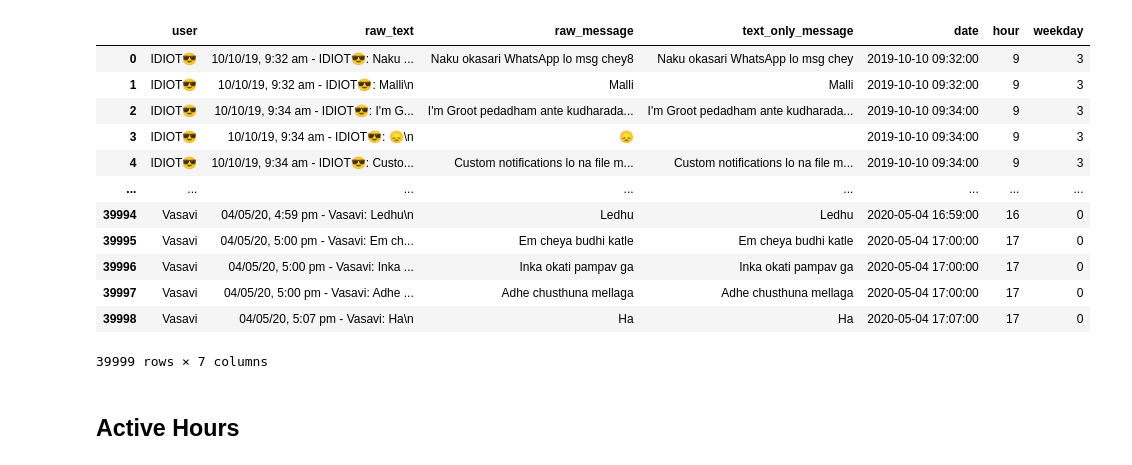
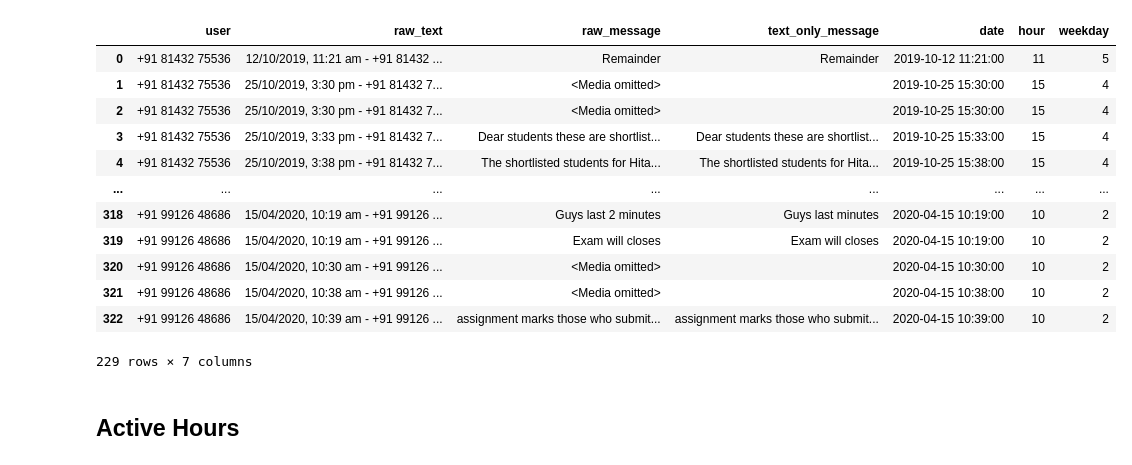
Before and after one commit to SriSatyaLokesh/some-app-for-whatsapp, a Jupyter notebook: notebooks/analytics/Active_plots_Vasavi.ipynb, the cells around one changed output. Drawn from its saved outputs; the diff is of its cells as text; code cells hidden in the pictures.

```diff
--- a/notebooks/analytics/Active_plots_Vasavi.ipynb
+++ b/notebooks/analytics/Active_plots_Vasavi.ipynb
@@ -194,46 +194,46 @@ class Cleaner:
     """
 
     df['date'] =  df.apply(lambda df : df['raw_text'].split(" - ")[0],axis=1)
 
     temp = ["%d/%m/%Y, %I:%M %p" , "%d/%m/%y, %I:%M %p" , "%d/%m/%Y, %H:%M" , "%d/%m/%y, %H:%M" ,
         "%d/%Y/%m, %I:%M %p" , "%d/%y/%m, %I:%M %p" , "%d/%Y/%m, %H:%M" , "%d/%y/%m, %H:%M" ,
         "%Y/%m/%d, %I:%M %p" , "%y/%m/%d, %I:%M %p" , "%Y/%m/%d, %H:%M" , "%y/%m/%d, %H:%M" ,
         "%Y/%d/%m, %I:%M %p" , "%y/%d/%m, %I:%M %p" , "%Y/%d/%m, %H:%M" , "%y/%d/%m, %H:%M" ,
         "%m/%Y/%d, %I:%M %p" , "%m/%y/%d, %I:%M %p" , "%m/%Y/%d, %H:%M" , "%m/%y/%d, %H:%M" ,
         "%m/%d/%Y, %I:%M %p" , "%m/%d/%y, %I:%M %p" , "%m/%d/%Y, %H:%M" , "%m/%d/%y, %H:%M"]
 
     for formats in temp:
       try:
         df['date'] = pd.to_datetime(df['date'], format=formats)
       except:
         continue
     df['hour'] = df['date'].dt.hour
     df['weekday'] = df['date'].dt.weekday
 
     return df
 
-chat_file = 'WhatsApp Chat with IDIOT😎.txt'
+chat_file = 'WhatsApp Chat with CSE 2K16-2K20_SATYA.txt'
 clean = Cleaner(chat_file)
 df = clean._get_data()
 df = clean._get_message(df)
 df = clean._get_text_only_message(df)
 df = clean._remove_inactive_users(df)
 df = clean._get_datetime(df)
 df
 # %% [output]
 |  | user | raw_text | raw_message | text_only_message | date | hour | weekday |
-| 0 | IDIOT😎 | 10/10/19, 9:32 am - IDIOT😎: Naku ... | Naku okasari WhatsApp lo msg chey8 | Naku okasari WhatsApp lo msg chey | 2019-10-10 09:32:00 | 9 | 3 |
-| 1 | IDIOT😎 | 10/10/19, 9:32 am - IDIOT😎: Malli\n | Malli | Malli | 2019-10-10 09:32:00 | 9 | 3 |
-| 2 | IDIOT😎 | 10/10/19, 9:34 am - IDIOT😎: I'm G... | I'm Groot pedadham ante kudharada... | I'm Groot pedadham ante kudharada... | 2019-10-10 09:34:00 | 9 | 3 |
-| 3 | IDIOT😎 | 10/10/19, 9:34 am - IDIOT😎: 😞\n | 😞 |  | 2019-10-10 09:34:00 | 9 | 3 |
-| 4 | IDIOT😎 | 10/10/19, 9:34 am - IDIOT😎: Custo... | Custom notifications lo na file m... | Custom notifications lo na file m... | 2019-10-10 09:34:00 | 9 | 3 |
+| 0 | +91 81432 75536 | 12/10/2019, 11:21 am - +91 81432 ... | Remainder | Remainder | 2019-10-12 11:21:00 | 11 | 5 |
+| 1 | +91 81432 75536 | 25/10/2019, 3:30 pm - +91 81432 7... | <Media omitted> |  | 2019-10-25 15:30:00 | 15 | 4 |
+| 2 | +91 81432 75536 | 25/10/2019, 3:30 pm - +91 81432 7... | <Media omitted> |  | 2019-10-25 15:30:00 | 15 | 4 |
+| 3 | +91 81432 75536 | 25/10/2019, 3:33 pm - +91 81432 7... | Dear students these are shortlist... | Dear students these are shortlist... | 2019-10-25 15:33:00 | 15 | 4 |
+| 4 | +91 81432 75536 | 25/10/2019, 3:38 pm - +91 81432 7... | The shortlisted students for Hita... | The shortlisted students for Hita... | 2019-10-25 15:38:00 | 15 | 4 |
 | ... | ... | ... | ... | ... | ... | ... | ... |
-| 39994 | Vasavi | 04/05/20, 4:59 pm - Vasavi: Ledhu\n | Ledhu | Ledhu | 2020-05-04 16:59:00 | 16 | 0 |
-| 39995 | Vasavi | 04/05/20, 5:00 pm - Vasavi: Em ch... | Em cheya budhi katle | Em cheya budhi katle | 2020-05-04 17:00:00 | 17 | 0 |
-| 39996 | Vasavi | 04/05/20, 5:00 pm - Vasavi: Inka ... | Inka okati pampav ga | Inka okati pampav ga | 2020-05-04 17:00:00 | 17 | 0 |
-| 39997 | Vasavi | 04/05/20, 5:00 pm - Vasavi: Adhe ... | Adhe chusthuna mellaga | Adhe chusthuna mellaga | 2020-05-04 17:00:00 | 17 | 0 |
-| 39998 | Vasavi | 04/05/20, 5:07 pm - Vasavi: Ha\n | Ha | Ha | 2020-05-04 17:07:00 | 17 | 0 |
+| 318 | +91 99126 48686 | 15/04/2020, 10:19 am - +91 99126 ... | Guys last 2 minutes | Guys last minutes | 2020-04-15 10:19:00 | 10 | 2 |
+| 319 | +91 99126 48686 | 15/04/2020, 10:19 am - +91 99126 ... | Exam will closes | Exam will closes | 2020-04-15 10:19:00 | 10 | 2 |
+| 320 | +91 99126 48686 | 15/04/2020, 10:30 am - +91 99126 ... | <Media omitted> |  | 2020-04-15 10:30:00 | 10 | 2 |
+| 321 | +91 99126 48686 | 15/04/2020, 10:38 am - +91 99126 ... | <Media omitted> |  | 2020-04-15 10:38:00 | 10 | 2 |
+| 322 | +91 99126 48686 | 15/04/2020, 10:39 am - +91 99126 ... | assignment marks those who submit... | assignment marks those who submit... | 2020-04-15 10:39:00 | 10 | 2 |
-39999 rows × 7 columns
+229 rows × 7 columns
 # %% [markdown]
 ## Active Hours
 # %%
```
Also changed, not shown: parts of 2 cells of this notebook.
